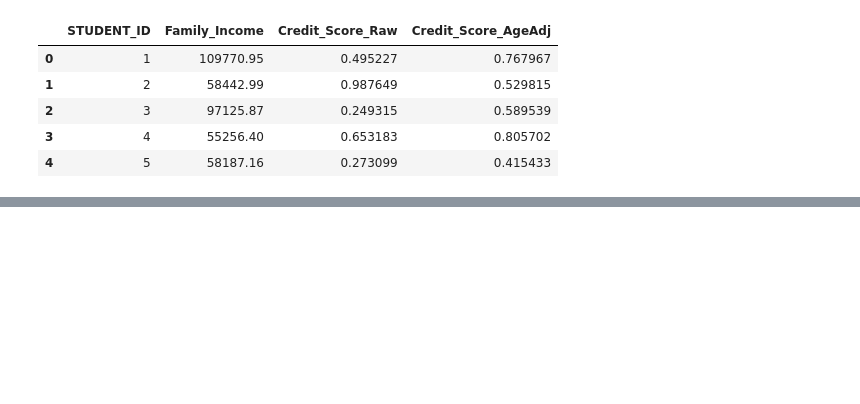
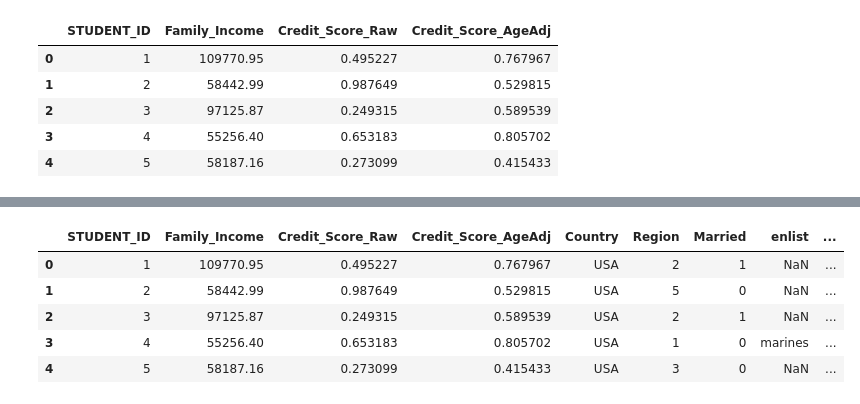
Before and after one commit to mjvillamayor/IST340-Final-Project, a Jupyter notebook: KDDM_Project.ipynb, the cells around one changed output, grey strips where cells are left out. Cells and saved outputs as stored; diff of their text form; code cells hidden in the pictures; blank space fills up the shorter version.

Commit message:
Merged all dataframes and changed files in data folder

```diff
--- a/KDDM_Project.ipynb
+++ b/KDDM_Project.ipynb
@@ -72,0 +260,8 @@ enlist.head()
+# %%
+# Read the male.pl file line by line
+with open(file_path + "male.pl", 'r') as file:
+    lines = file.readlines()
+
+# Let's take a look at the file (first 5 rows)
+for line in lines[:5]: # Print the first 5 rows
+    print(line)
@@ -145,0 +466,12 @@ merged_df.head()
+# %%
+# Merge combined dataframe with unemployed_df
+
+merged_df = pd.merge(merged_df, unemployed_df, on='STUDENT_ID', how='left')
+merged_df.head()
+# %% [output]
+|  | STUDENT_ID | Family_Income | Credit_Score_Raw | Credit_Score_AgeAdj | Country | Region | Married | enlist | ... |
+| 0 | 1 | 109770.95 | 0.495227 | 0.767967 | USA | 2 | 1 | NaN | ... |
+| 1 | 2 | 58442.99 | 0.987649 | 0.529815 | USA | 5 | 0 | NaN | ... |
+| 2 | 3 | 97125.87 | 0.249315 | 0.589539 | USA | 2 | 1 | NaN | ... |
+| 3 | 4 | 55256.40 | 0.653183 | 0.805702 | USA | 1 | 0 | marines | ... |
+| 4 | 5 | 58187.16 | 0.273099 | 0.415433 | USA | 3 | 0 | NaN | ... |
```
Also changed, not shown: parts of 44 cells of this notebook, 2 other files.
